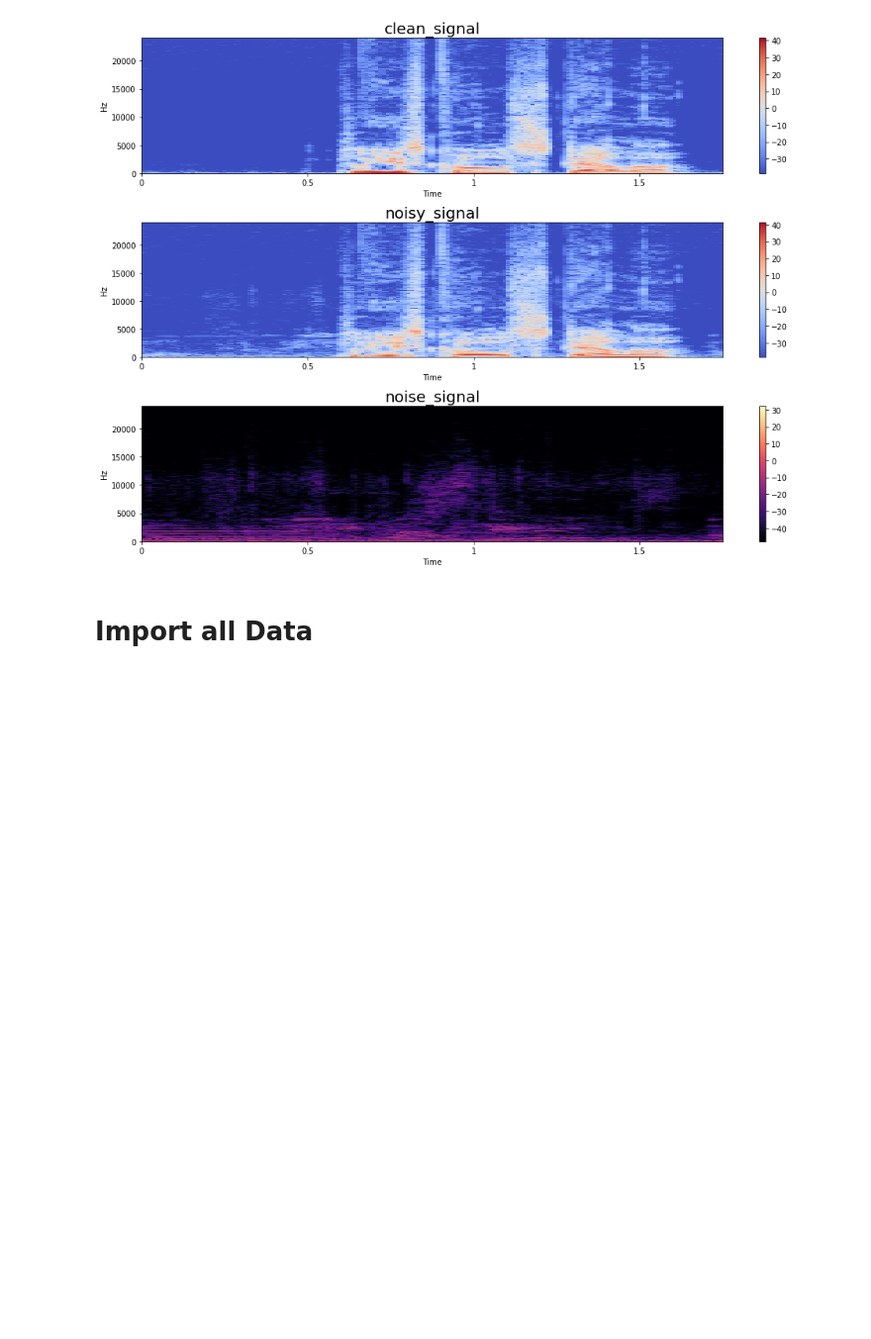
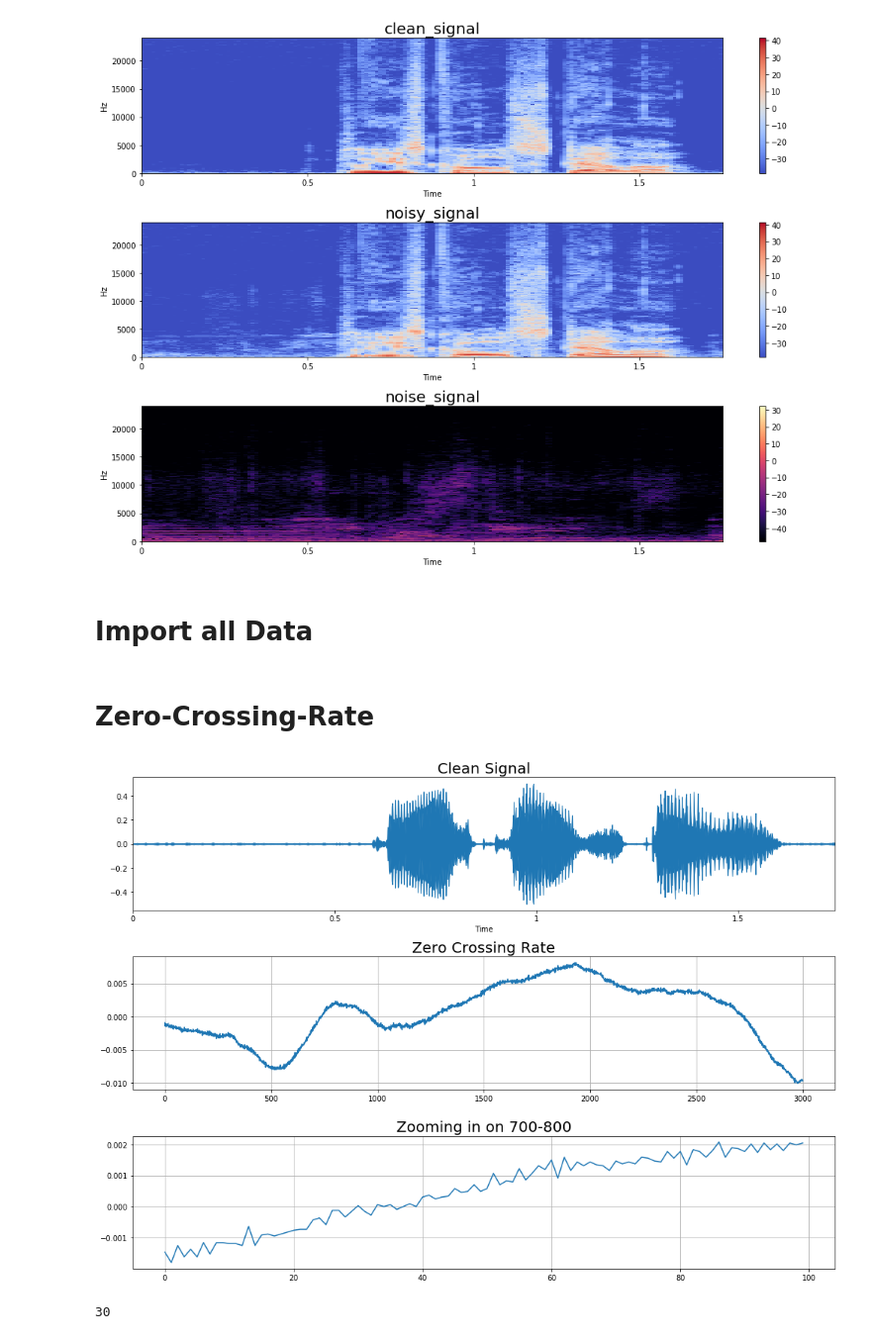
Before and after one commit to Appy011/are_you_dirty_enough, a Jupyter notebook: src/pre_processing.ipynb, the cells around one changed output. Shown at 99% size. Drawn from its saved outputs; the diff is of its cells as text; code cells hidden in the pictures; blank space fills up the shorter version.

```diff
--- a/src/pre_processing.ipynb
+++ b/src/pre_processing.ipynb
@@ -135,3 +149,35 @@ def grab_data(path):
 # %%
 clean_data = grab_data('clean_testset_wav')
 noisy_data = grab_data('noisy_testset_wav')
+# %% [markdown]
+# Zero-Crossing-Rate
+# %%
+n0 = 1000
+n1 = 4000
+
+plt.figure(figsize=(14,10))
+
+plt.subplot(3,1,1)
+librosa.display.waveplot(x_clean, sr_clean)
+plt.title('Clean Signal', fontsize=20)
+
+plt.subplot(3,1,2)
+plt.plot(x_clean[n0:n1])
+plt.title('Zero Crossing Rate', fontsize=20)
+plt.grid()
+
+plt.subplot(3,1,3)
+plt.plot(x_clean[1700:1800])
+plt.title('Zooming in on 700-800', fontsize=20)
+plt.grid()
+
+plt.tight_layout();
+
+# plt.savefig('zrc.png');
+# %% [output]
+[figure, added]
+# %%
+zero_crossings = librosa.zero_crossings(x_clean[n0:n1], pad=False)
+print(sum(zero_crossings))
+# %% [output]
+30
```
Also changed, not shown: parts of 11 cells of this notebook, 5 other files.
